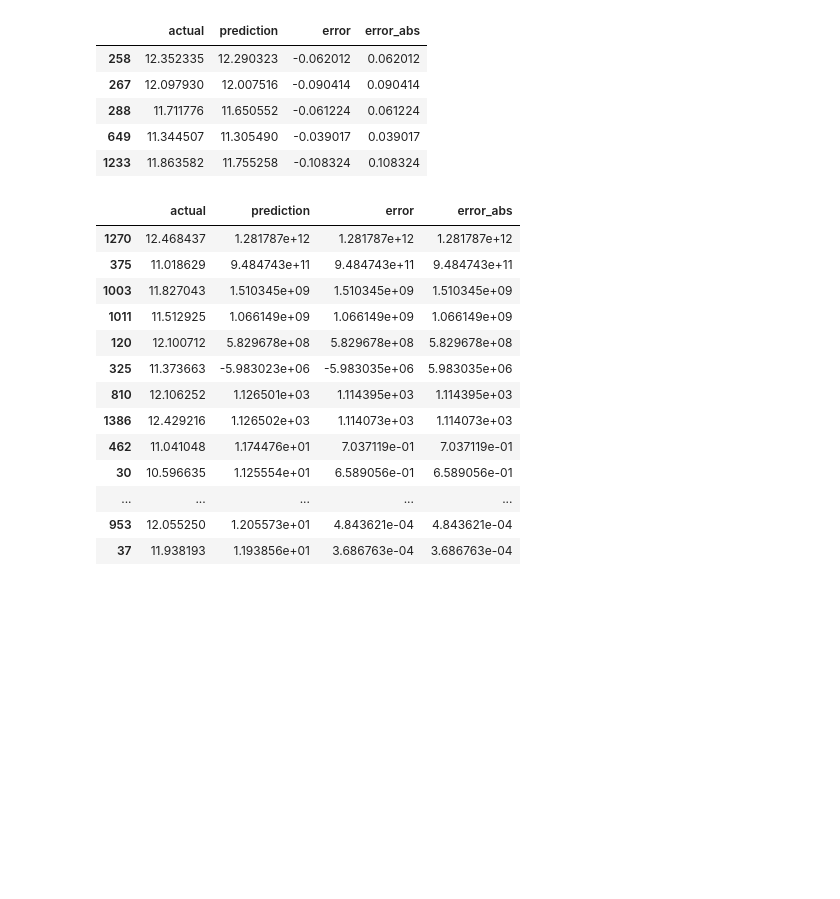
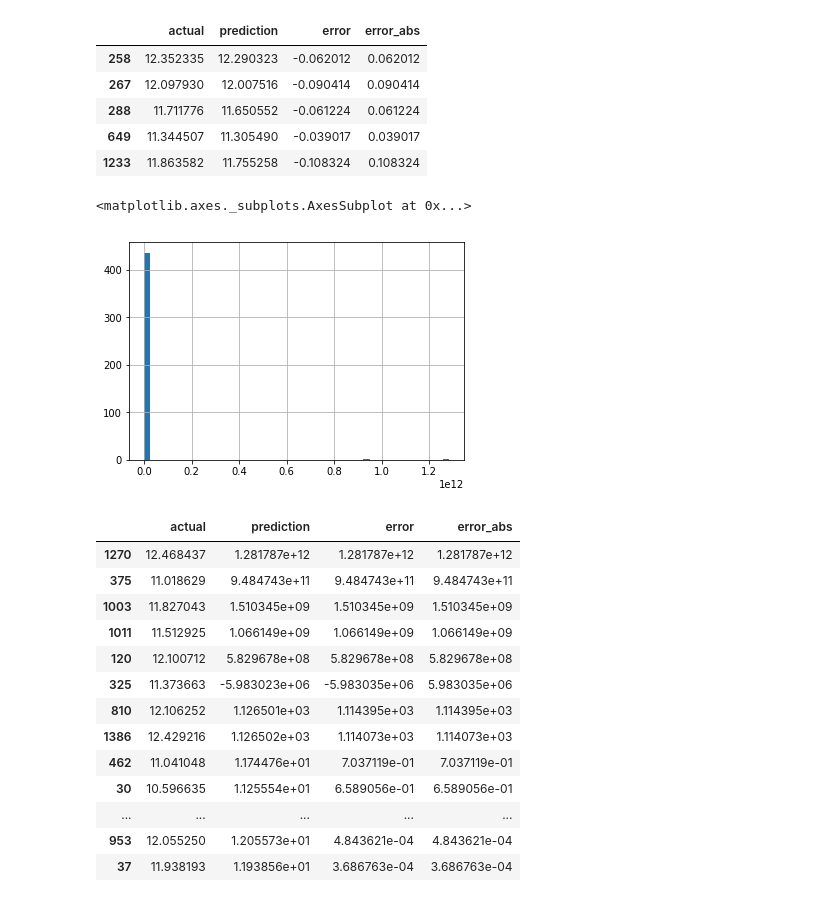
Before and after one commit to abulbasar/machine-learning, a Jupyter notebook: demos/Day 3 - kaggle house price prediction.ipynb, the cells around one changed output. Cells and saved outputs as stored; diff of their text form; code cells hidden in the pictures; blank space fills up the shorter version.

```diff
--- a/demos/Day 3 - kaggle house price prediction.ipynb
+++ b/demos/Day 3 - kaggle house price prediction.ipynb
@@ -156,6 +165,11 @@ result.head()
 | 288 | 11.711776 | 11.650552 | -0.061224 | 0.061224 |
 | 649 | 11.344507 | 11.305490 | -0.039017 | 0.039017 |
 | 1233 | 11.863582 | 11.755258 | -0.108324 | 0.108324 |
+# %%
+result.error.hist(bins = 50)
+# %% [output]
+<matplotlib.axes._subplots.AxesSubplot at 0x...>
+[figure, added]
 # %%
 result.sort_values("error_abs", ascending=False)
 # %% [output]
```
Also changed, not shown: parts of 6 cells of this notebook.
